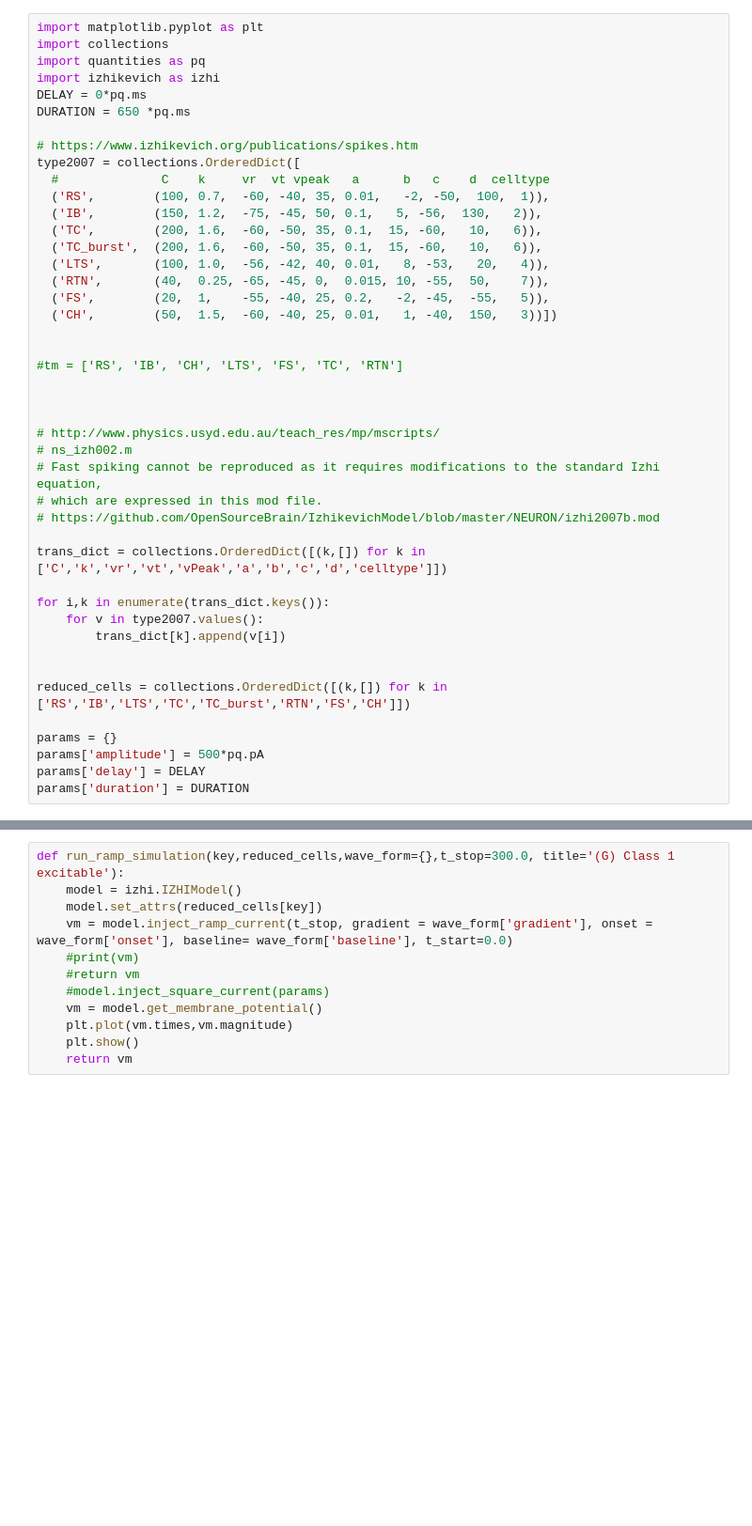
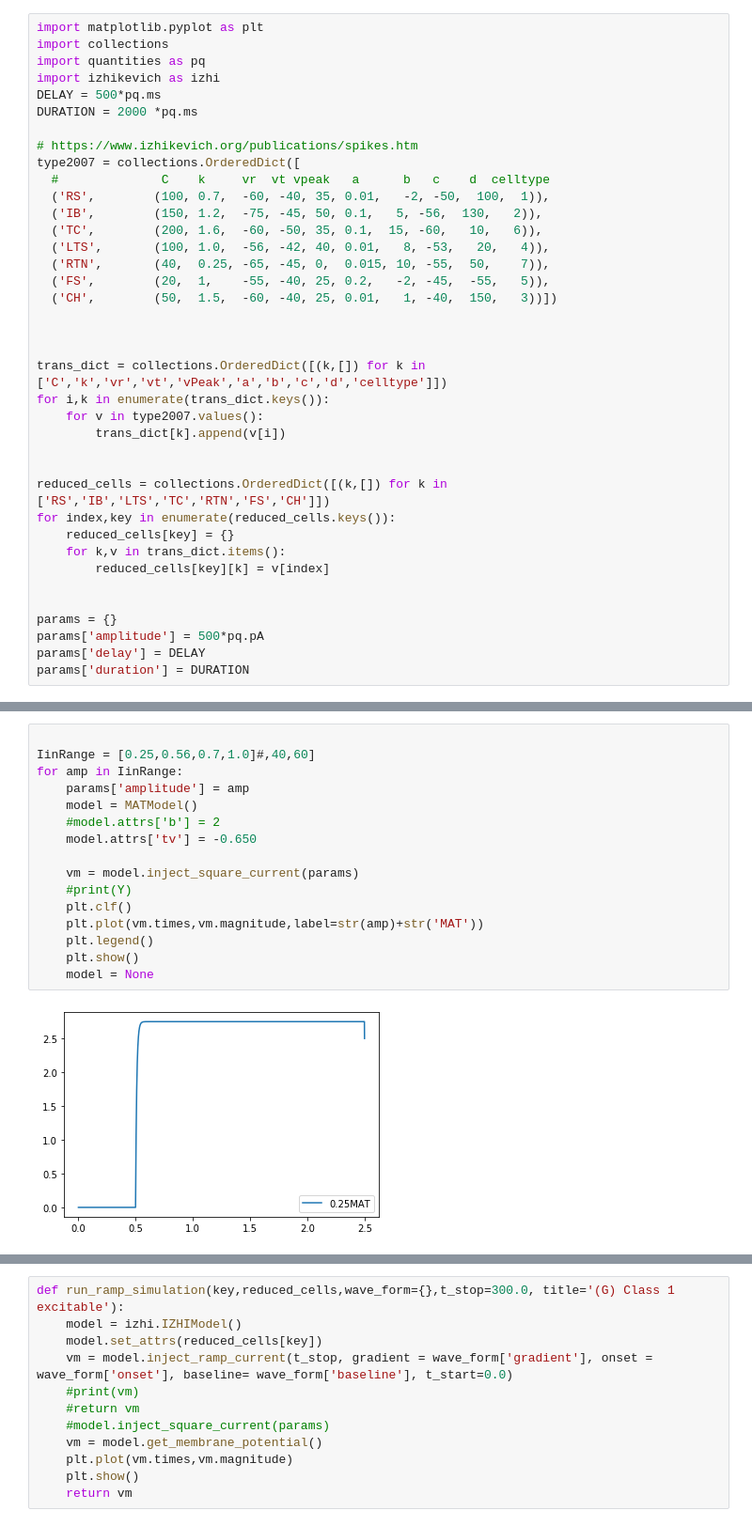
Before and after one commit to russelljjarvis/jit_hub, a Jupyter notebook: faster_izhikevich_model.ipynb, the cells around one changed output, grey strips where cells are left out. Shown at 94% size. Cells and saved outputs as stored; diff of their text form; blank space fills up the shorter version.

```diff
--- a/faster_izhikevich_model.ipynb
+++ b/faster_izhikevich_model.ipynb
@@ -3,8 +3,8 @@ import matplotlib.pyplot as plt
 import collections
 import quantities as pq
 import izhikevich as izhi
-DELAY = 0*pq.ms
-DURATION = 650 *pq.ms
+DELAY = 500*pq.ms
+DURATION = 2000 *pq.ms
 
 # https://www.izhikevich.org/publications/spikes.htm
 type2007 = collections.OrderedDict([
@@ -12,31 +12,25 @@ type2007 = collections.OrderedDict([
   ('RS',        (100, 0.7,  -60, -40, 35, 0.01,   -2, -50,  100,  1)),
   ('IB',        (150, 1.2,  -75, -45, 50, 0.1,   5, -56,  130,   2)),
   ('TC',        (200, 1.6,  -60, -50, 35, 0.1,  15, -60,   10,   6)),
-  ('TC_burst',  (200, 1.6,  -60, -50, 35, 0.1,  15, -60,   10,   6)),
   ('LTS',       (100, 1.0,  -56, -42, 40, 0.01,   8, -53,   20,   4)),
   ('RTN',       (40,  0.25, -65, -45, 0,  0.015, 10, -55,  50,    7)),
   ('FS',        (20,  1,    -55, -40, 25, 0.2,   -2, -45,  -55,   5)),
   ('CH',        (50,  1.5,  -60, -40, 25, 0.01,   1, -40,  150,   3))])
 
 
-#tm = ['RS', 'IB', 'CH', 'LTS', 'FS', 'TC', 'RTN']
-
-
-
-# http://www.physics.usyd.edu.au/teach_res/mp/mscripts/
-# ns_izh002.m
-# Fast spiking cannot be reproduced as it requires modifications to the standard Izhi equation,
-# which are expressed in this mod file.
-# https://github.com/OpenSourceBrain/IzhikevichModel/blob/master/NEURON/izhi2007b.mod
 
 trans_dict = collections.OrderedDict([(k,[]) for k in ['C','k','vr','vt','vPeak','a','b','c','d','celltype']])
-
 for i,k in enumerate(trans_dict.keys()):
     for v in type2007.values():
         trans_dict[k].append(v[i])
 
 
-reduced_cells = collections.OrderedDict([(k,[]) for k in ['RS','IB','LTS','TC','TC_burst','RTN','FS','CH']])
+reduced_cells = collections.OrderedDict([(k,[]) for k in ['RS','IB','LTS','TC','RTN','FS','CH']])
+for index,key in enumerate(reduced_cells.keys()):
+    reduced_cells[key] = {}
+    for k,v in trans_dict.items():
+        reduced_cells[key][k] = v[index]
+
 
 params = {}
 params['amplitude'] = 500*pq.pA
@@ -44,0 +113,18 @@ params['duration'] = DURATION
+# %%
+
+IinRange = [0.25,0.56,0.7,1.0]#,40,60]
+for amp in IinRange:
+    params['amplitude'] = amp
+    model = MATModel()
+    #model.attrs['b'] = 2
+    model.attrs['tv'] = -0.650
+
+    vm = model.inject_square_current(params)
+    #print(Y)
+    plt.clf()
+    plt.plot(vm.times,vm.magnitude,label=str(amp)+str('MAT'))
+    plt.legend()
+    plt.show()
+    model = None
+# %% [output]
+[figure, added]
```
Also changed, not shown: parts of 14 cells of this notebook, 6 other files.
